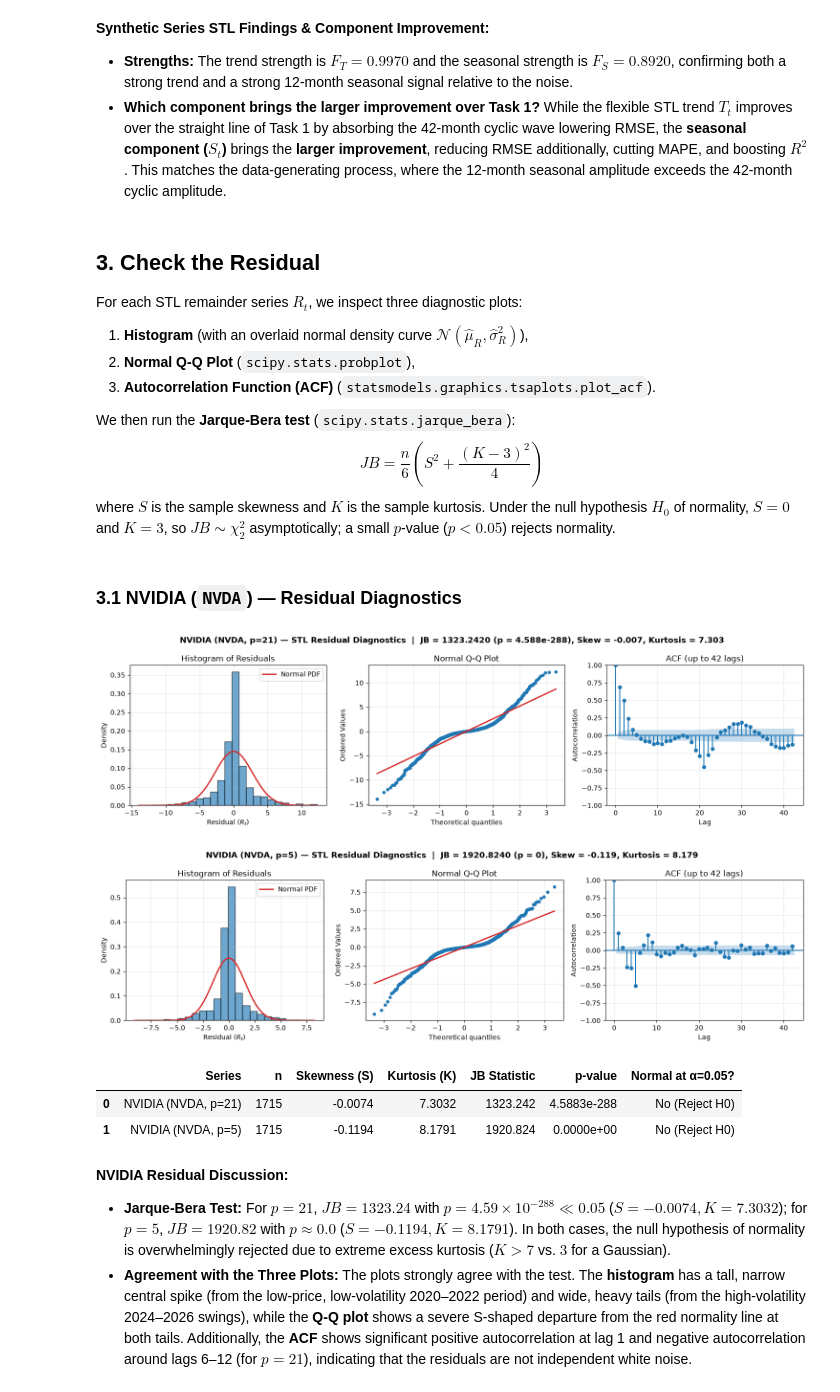
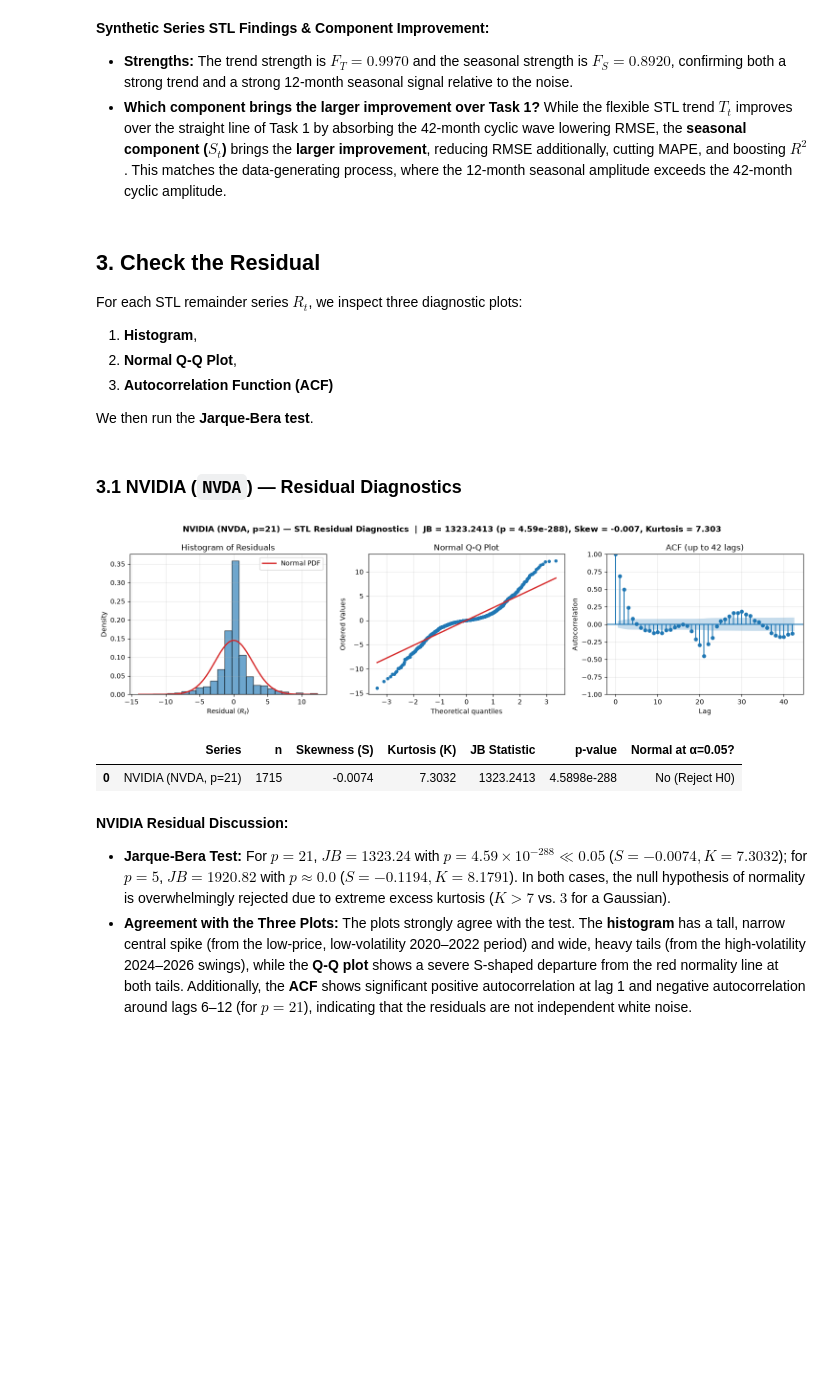
Before and after one commit to elias2304/notebooks, a Jupyter notebook: tis/hw2/hw2.ipynb, the cells around one changed output. Cells and saved outputs as stored; diff of their text form; code cells hidden in the pictures; blank space fills up the shorter version.

```diff
--- a/tis/hw2/hw2.ipynb
+++ b/tis/hw2/hw2.ipynb
@@ -308,13 +308,11 @@ comp_synth
 ## 3. Check the Residual
 
 For each STL remainder series $R_t$, we inspect three diagnostic plots:
-1. **Histogram** (with an overlaid normal density curve $\mathcal{N}(\hat{\mu}_R, \hat{\sigma}_R^2)$),
-2. **Normal Q-Q Plot** (`scipy.stats.probplot`),
-3. **Autocorrelation Function (ACF)** (`statsmodels.graphics.tsaplots.plot_acf`).
+1. **Histogram**,
+2. **Normal Q-Q Plot**,
+3. **Autocorrelation Function (ACF)**
 
-We then run the **Jarque-Bera test** (`scipy.stats.jarque_bera`):
-$$JB = \frac{n}{6}\left(S^2 + \frac{(K - 3)^2}{4}\right)$$
-where $S$ is the sample skewness and $K$ is the sample kurtosis. Under the null hypothesis $H_0$ of normality, $S = 0$ and $K = 3$, so $JB \sim \chi^2_2$ asymptotically; a small $p$-value ($p < 0.05$) rejects normality.
+We then run the **Jarque-Bera test**.
 # %%
 def check_stl_residuals(stl_res, title: str, lags: int = 36) -> dict:
     R = stl_res.resid.dropna()
@@ -375,14 +373,11 @@ def check_stl_residuals(stl_res, title: str, lags: int = 36) -> dict:
 ### 3.1 NVIDIA (`NVDA`) — Residual Diagnostics
 # %%
 jb_nvda_21 = check_stl_residuals(stl_nvda_21, title='NVIDIA (NVDA, p=21)', lags=42)
-jb_nvda_5 = check_stl_residuals(stl_nvda_5, title='NVIDIA (NVDA, p=5)', lags=42)
-pd.DataFrame([jb_nvda_21, jb_nvda_5])
+pd.DataFrame([jb_nvda_21])
 # %% [output]
 [figure]
-[figure, removed]
 |  | Series | n | Skewness (S) | Kurtosis (K) | JB Statistic | p-value | Normal at α=0.05? |
-| 0 | NVIDIA (NVDA, p=21) | 1715 | -0.0074 | 7.3032 | 1323.242 | 4.5883e-288 | No (Reject H0) |
-| 1 | NVIDIA (NVDA, p=5) | 1715 | -0.1194 | 8.1791 | 1920.824 | 0.0000e+00 | No (Reject H0) |
+| 0 | NVIDIA (NVDA, p=21) | 1715 | -0.0074 | 7.3032 | 1323.2413 | 4.5898e-288 | No (Reject H0) |
 # %% [markdown]
 **NVIDIA Residual Discussion:**
 - **Jarque-Bera Test:** For $p=21$, $JB = 1323.24$ with $p = 4.59 \times 10^{-288} \ll 0.05$ ($S = -0.0074, K = 7.3032$); for $p=5$, $JB = 1920.82$ with $p \approx 0.0$ ($S = -0.1194, K = 8.1791$). In both cases, the null hypothesis of normality is overwhelmingly rejected due to extreme excess kurtosis ($K > 7$ vs. $3$ for a Gaussian).
```
